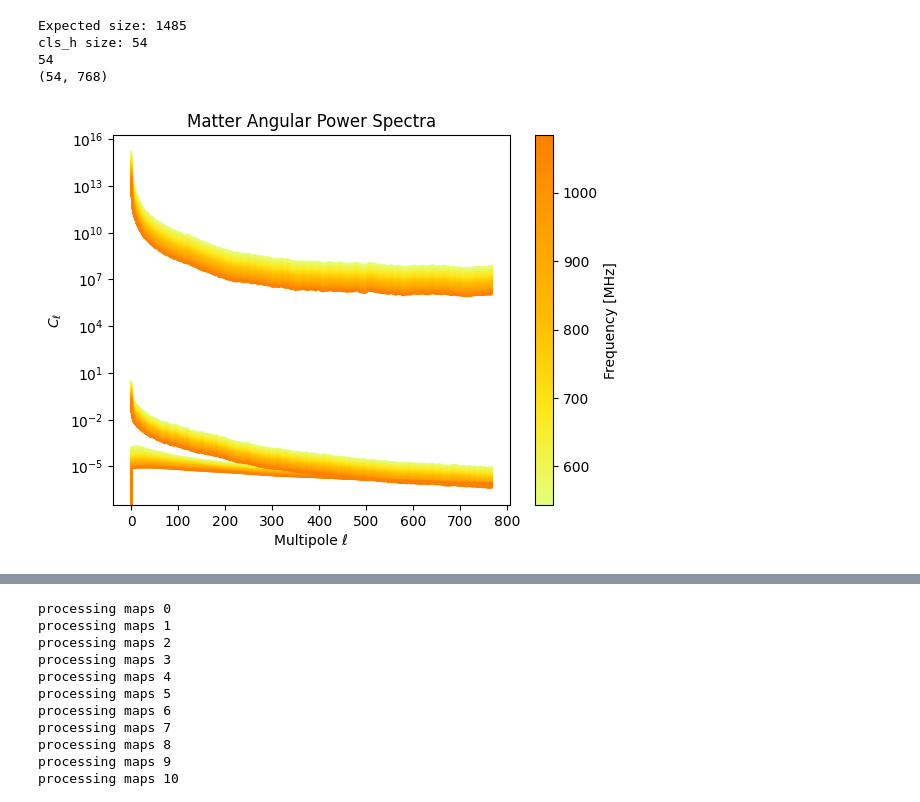
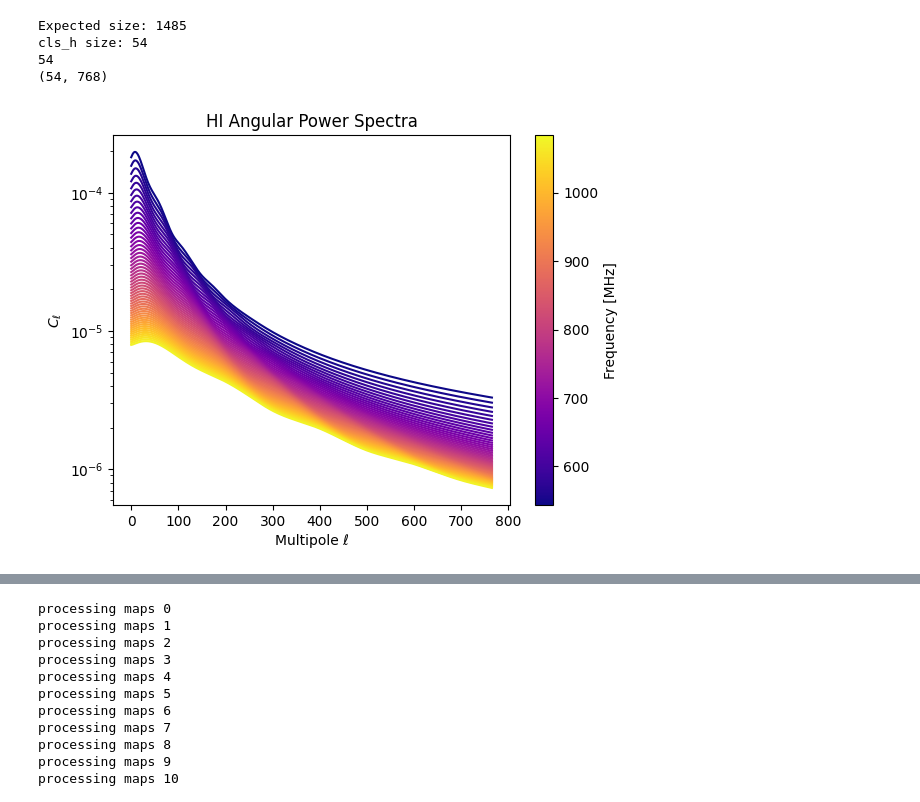
Before and after one commit to urwa99/MASS_Thesis, a Jupyter notebook: HI/HI_sims.ipynb, the cells around one changed output, grey strips where cells are left out. Cells and saved outputs as stored; diff of their text form; code cells hidden in the pictures.

Commit message:
rebinned freqs, fixed plots

```diff
--- a/HI/HI_sims.ipynb
+++ b/HI/HI_sims.ipynb
@@ -82,8 +82,8 @@ cl_ff=np.zeros((nfreqs, lmax+1))
 # calculate the angular power spectrum for synchrotron and free-free
 for i in range (nfreqs):
     print ("processing spectra %d" % i)
-    cl_sync[i,:]= hp.anafast(sync[i,:])
-    cl_ff[i,:]= hp.anafast(ff[i,:])
+    cl_sync[i,:]= hp.anafast(sync[i,:], lmax=lmax)
+    cl_ff[i,:]= hp.anafast(ff[i,:], lmax=lmax)
 # %% [output]
 processing spectra 0
 processing spectra 1
@@ -138,0 +141,29 @@ plt.show()
+# %%
+fig, axs = plt.subplots(1, 2, figsize=(12, 5), sharey=True)
+
+# Synchrotron (left)
+for i, f in enumerate(freqs):
+    axs[0].plot(cl_sync[i, :], color=cmap(norm(f)))
+axs[0].set_title('Synchrotron')
+axs[0].set_xlabel('Multipole ℓ')
+axs[0].set_ylabel(r'$C_\ell$')
+axs[0].set_yscale('log')
+
+# sm1 = plt.cm.ScalarMappable(cmap=cmap, norm=norm)
+# sm1.set_array([])
+# fig.colorbar(sm1, ax=axs[0], label='Frequency [MHz]')
+
+# Free-Free (right)
+for i, f in enumerate(freqs):
+    axs[1].plot(cl_ff[i, :], color=cmap(norm(f)))
+axs[1].set_title('Free-Free')
+axs[1].set_xlabel('Multipole ℓ')
+axs[1].set_yscale('log')
+
+sm2 = plt.cm.ScalarMappable(cmap=cmap, norm=norm)
+sm2.set_array([])
+fig.colorbar(sm2, ax=axs[1], label='Frequency [MHz]')
+
+plt.suptitle('Angular Power Spectra by Frequency')
+plt.tight_layout()
+plt.show()
@@ -217,27 +250,27 @@ cls_h size: 54
 # %%
 # Normalize for colormap
 cmaps = plt.get_cmap('plasma')
 norm = plt.Normalize(freqs.min(), freqs.max())
 
 fig, ax = plt.subplots()
 
 for i, f in enumerate(freqs[:-1]):
-    ax.plot(cls_hi[i], color=cmap(norm(f)))
-    ax.plot(cl_sync[i,:], color=cmap(norm(f))) #top spectra
+    ax.plot(cls_hi[i,2:], color=cmaps(norm(f)))
+    # ax.plot(cl_sync[i,:], color=cmap(norm(f))) #top spectra
 
-    ax.plot(cl_ff[i,:], color=cmap(norm(f)))
+    # ax.plot(cl_ff[i,:], color=cmap(norm(f)))
 
 # Colorbar
-sm = plt.cm.ScalarMappable(cmap=cmap, norm=norm)
+sm = plt.cm.ScalarMappable(cmap=cmaps, norm=norm)
 sm.set_array([])  # dummy for older matplotlib versions
 cbar = fig.colorbar(sm, ax=ax)
 cbar.set_label('Frequency [MHz]')
 
 ax.set_yscale('log')
 ax.set_xlabel('Multipole ℓ')
 ax.set_ylabel(r'$C_\ell$')
-ax.set_title('Matter Angular Power Spectra')
+ax.set_title('HI Angular Power Spectra')
 
 plt.show()
 # %% [output]
-[figure, old version]
+[figure, new version]
```
Also changed, not shown: parts of 11 cells of this notebook.
